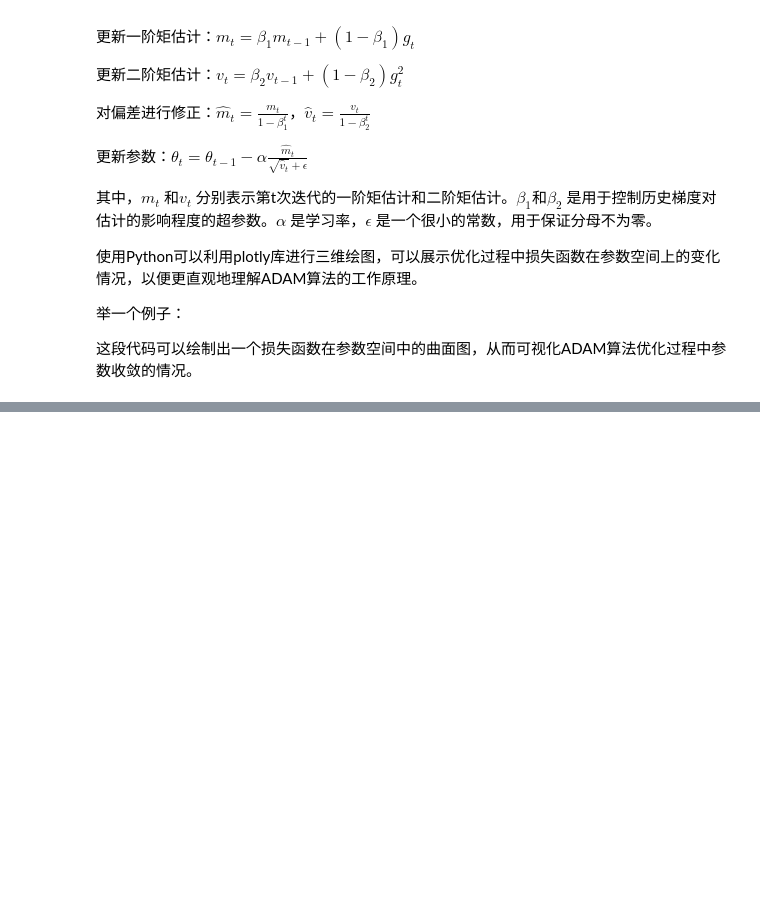
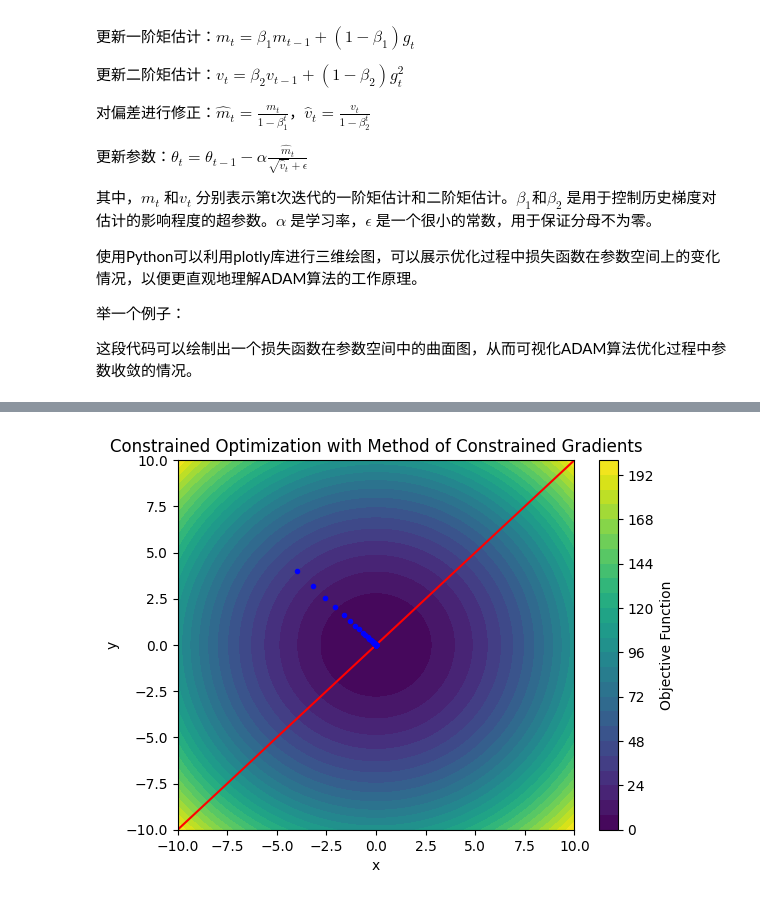
Before and after one commit to BlueHope1987/StudyBase, a Jupyter notebook: helloPython/20250809.机器学习中的十大最优化算法.ipynb, the cells around one changed output, grey strips where cells are left out. Drawn from its saved outputs; the diff is of its cells as text; code cells hidden in the pictures; blank space fills up the shorter version.

```diff
--- a/helloPython/20250809.机器学习中的十大最优化算法.ipynb
+++ b/helloPython/20250809.机器学习中的十大最优化算法.ipynb
@@ -480 +480,47 @@ $x$的元素为整数
+# %%
+import numpy as np
+import matplotlib.pyplot as plt
+import plotly.graph_objects as go
+
+# 定义目标函数和约束条件
+def objective_function(x, y):
+    return x**2 + y**2
+
+def constraint(x, y):
+    return x - y
+
+# 设置参数空间
+x = np.linspace(-10, 10, 100)
+y = np.linspace(-10, 10, 100)
+X, Y = np.meshgrid(x, y)
+Z = objective_function(X, Y)
+
+# 绘制等高线图
+plt.contourf(X, Y, Z, levels=30, cmap='viridis')
+plt.colorbar(label='Objective Function')
+
+# 绘制约束条件
+plt.contour(X, Y, constraint(X, Y), levels=[0], colors='r')
+
+# 执行条件梯度法迭代过程
+x_init = -5.0
+y_init = 5.0
+alpha = 0.1  # 步长
+
+for _ in range(100):
+    x_grad = 2 * x_init
+    y_grad = 2 * y_init
+
+    x_init -= alpha * x_grad
+    y_init -= alpha * y_grad
+
+    plt.plot(x_init, y_init, 'bo', markersize=3)
+
+plt.xlabel('x')
+plt.ylabel('y')
+plt.title('Constrained Optimization with Method of Constrained Gradients')
+
+plt.show()
+# %% [output]
+[figure, added]
 # %% [markdown]
```
Also changed, not shown: parts of 6 cells of this notebook.
